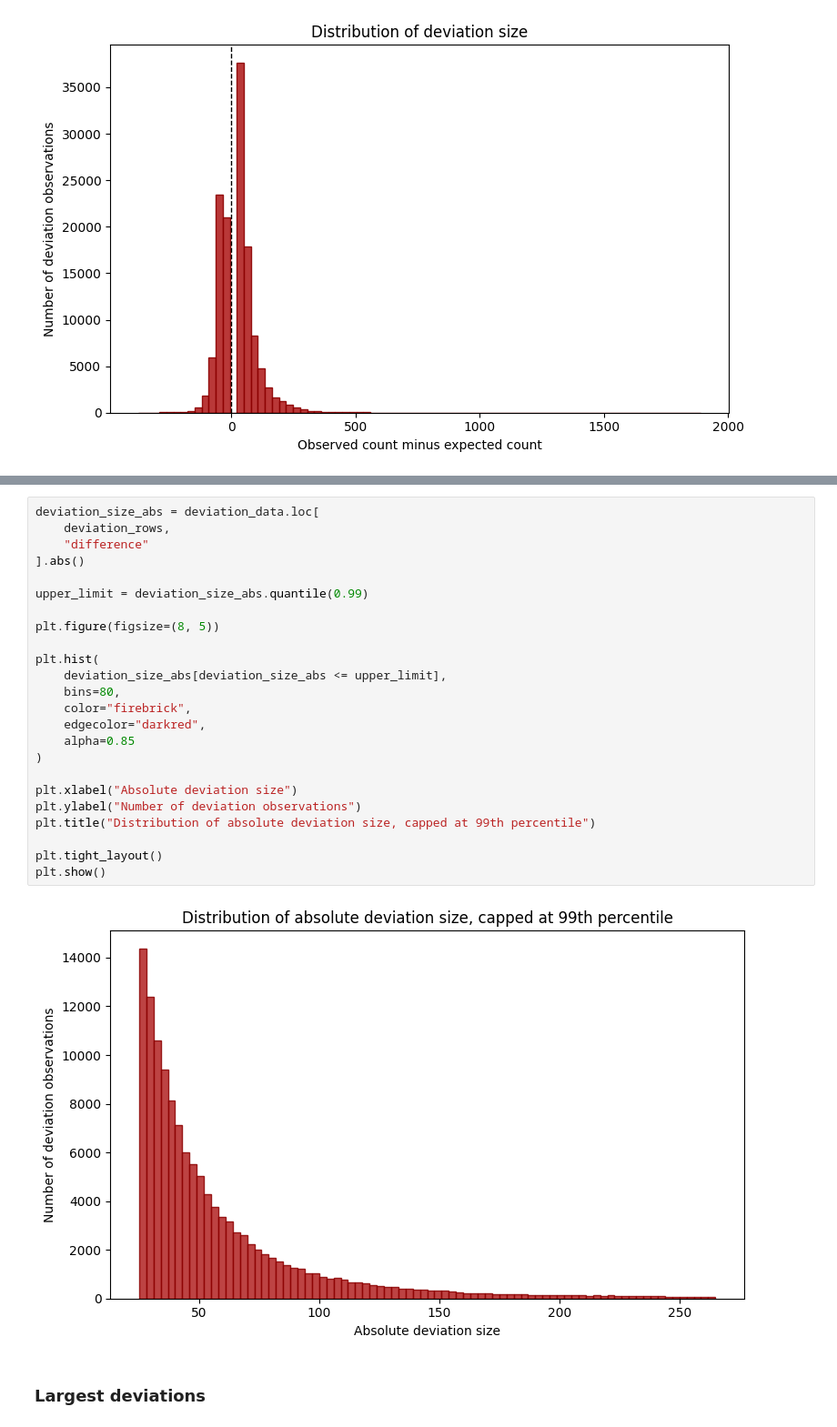
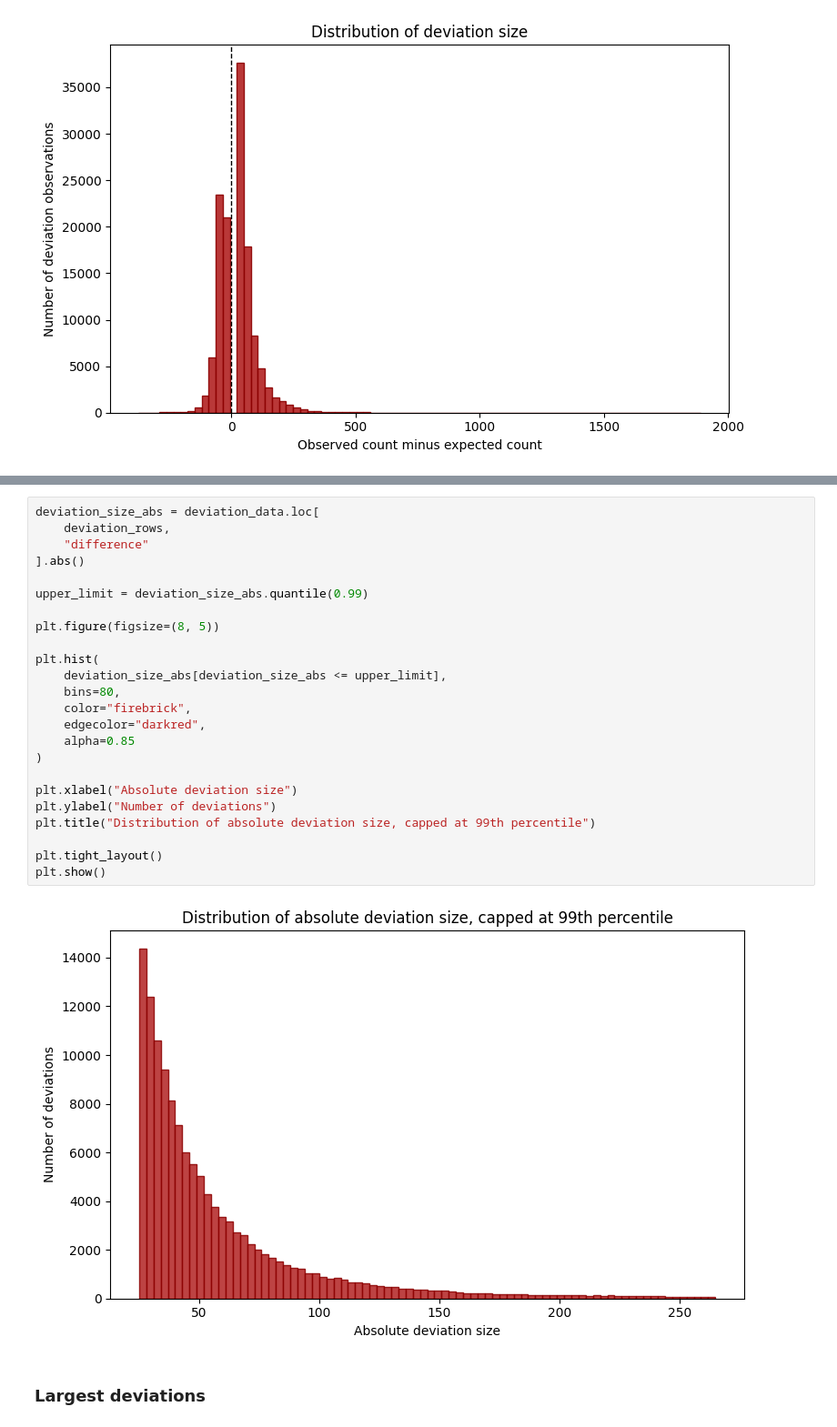
Before and after one commit to annasolodka/mda-cycling-traffic-analysis, a Jupyter notebook: notebooks/05_detect_deviations.ipynb, the cells around one changed output, grey strips where cells are left out. Shown at 91% size. Cells and saved outputs as stored; diff of their text form.

```diff
--- a/notebooks/05_detect_deviations.ipynb
+++ b/notebooks/05_detect_deviations.ipynb
@@ -396,29 +396,29 @@ plt.show()
 # %%
 deviation_size_abs = deviation_data.loc[
     deviation_rows,
     "difference"
 ].abs()
 
 upper_limit = deviation_size_abs.quantile(0.99)
 
 plt.figure(figsize=(8, 5))
 
 plt.hist(
     deviation_size_abs[deviation_size_abs <= upper_limit],
     bins=80,
     color="firebrick",
     edgecolor="darkred",
     alpha=0.85
 )
 
 plt.xlabel("Absolute deviation size")
-plt.ylabel("Number of deviation observations")
+plt.ylabel("Number of deviations")
 plt.title("Distribution of absolute deviation size, capped at 99th percentile")
 
 plt.tight_layout()
 plt.show()
 # %% [output]
-[figure, old version]
+[figure, new version]
 # %% [markdown]
 ### Largest deviations
 # %%
```
Also changed, not shown: parts of 46 cells of this notebook.
